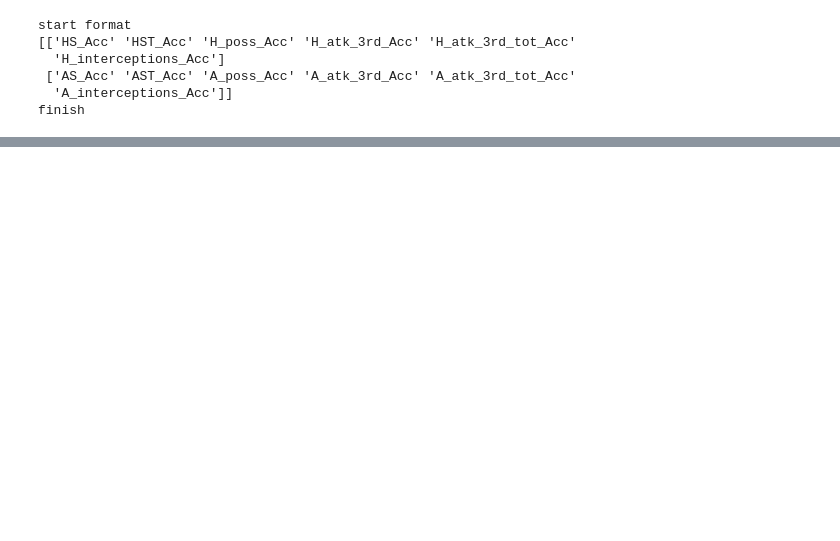
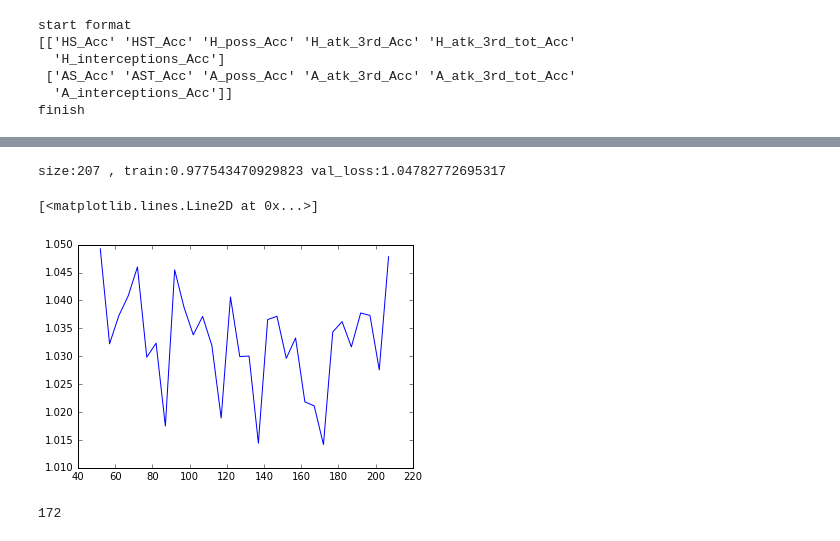
Before and after one commit to yat011/football_prediction, a Jupyter notebook: main-b2(V9+lda).ipynb, the cells around one changed output, grey strips where cells are left out. Cells and saved outputs as stored; diff of their text form; code cells hidden in the pictures; blank space fills up the shorter version.

```diff
--- a/main-b2(V9+lda).ipynb
+++ b/main-b2(V9+lda).ipynb
@@ -1287 +1509,16 @@ plt.figure()
+# %%
+g_sizes= range(int(1/2 * g_X_train_best.shape[1]),2 * g_X_train_best.shape[1],5)
+train_loss,val_loss= testNodeNum(g_X_train_best,g_y_train,g_sizes,dropout=g_best_dropout)
+# %% [output]
+size:207 , train:0.977543470929823 val_loss:1.04782772695317
+# %%
+n_val_loss = np.array(val_loss)
+plt.plot(g_sizes, np.mean(n_val_loss,axis=1))
+# %% [output]
+[<matplotlib.lines.Line2D at 0x...>]
+[figure, added]
+# %%
+g_sizes[np.argmin(np.mean(n_val_loss,axis=1))]
+# %% [output]
+172
 # %%
```
Also changed, not shown: parts of 43 cells of this notebook, 2 other files.
